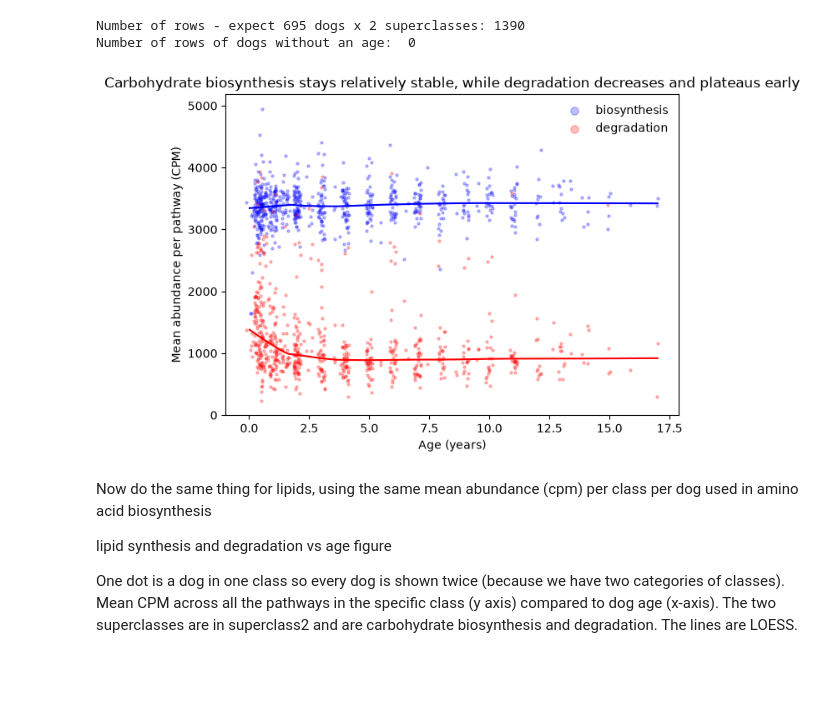
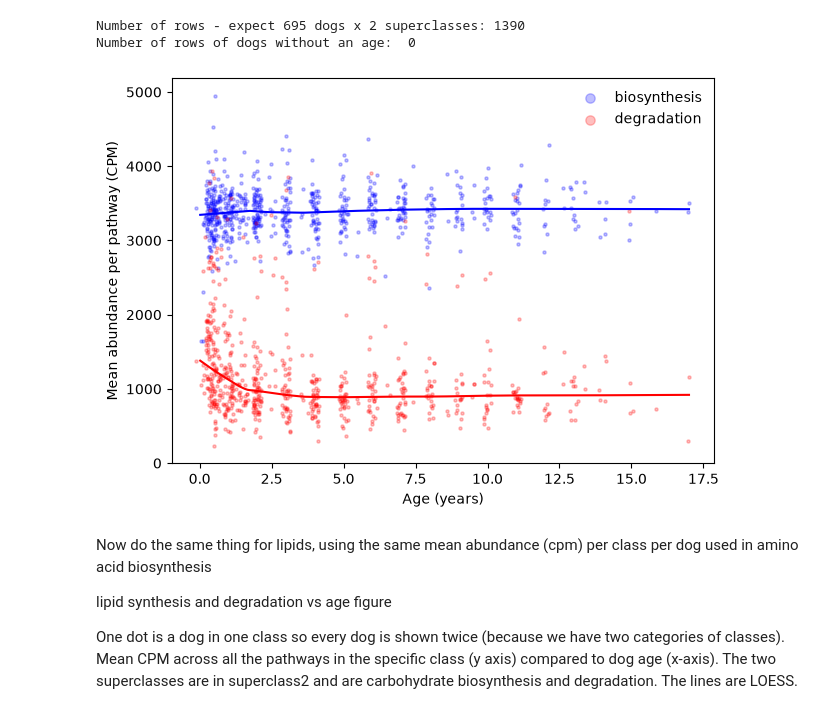
Before and after one commit to zyjiang17/Microbiome, a Jupyter notebook: humann_inputs/pathway_analysis.ipynb, the cells around one changed output. Cells and saved outputs as stored; diff of their text form; code cells hidden in the pictures; blank space fills up the shorter version.

```diff
--- a/humann_inputs/pathway_analysis.ipynb
+++ b/humann_inputs/pathway_analysis.ipynb
@@ -520,35 +520,35 @@ ax.scatter(carb_degradation_df["age_jittered"], carb_degradation_df["cpm"], # X
            s=5, # Point size
            color="red",
            label="degradation") # Label for legend
 
 # LOWESS : degradation
 carb_degradation_lowess = lowess(carb_degradation_df["cpm"], carb_degradation_df["age"], # Y and then x
        frac=0.5, # Smoothness
        return_sorted=True) # Sort by age/x axis
 
 # Plot LOWESS: degradation
 carb_deglowess_x_vals = carb_degradation_lowess[:,0]
 carb_deglowess_y_vals = carb_degradation_lowess[:,1]
 ax.plot(
     carb_deglowess_x_vals,
     carb_deglowess_y_vals,
     color="red",
     linewidth=1.5
 )
 
 # Axis titles and legend
 ax.set_xlabel("Age (years)")
 ax.set_ylabel("Mean abundance per pathway (CPM)")
-ax.set_title("Carbohydrate biosynthesis stays relatively stable, while degradation decreases and plateaus early")
+# ax.set_title("Carbohydrate biosynthesis stays relatively stable, while degradation decreases and plateaus early")
 ax.legend(
     frameon=False,
     loc="best",
     markerscale=3 # Make the legend dots more legible
 )
 fig.savefig("figure1_humann_carb_age.pdf", bbox_inches="tight")
 fig.savefig("figure1_humann_carb_age.png", dpi=300, bbox_inches="tight")
 # %% [output]
-[figure, old version]
+[figure, new version]
 # %% [markdown]
 Now do the same thing for lipids, using the same mean abundance (cpm) per class per dog used in amino acid biosynthesis
 
```
Also changed, not shown: parts of 2 cells of this notebook.
